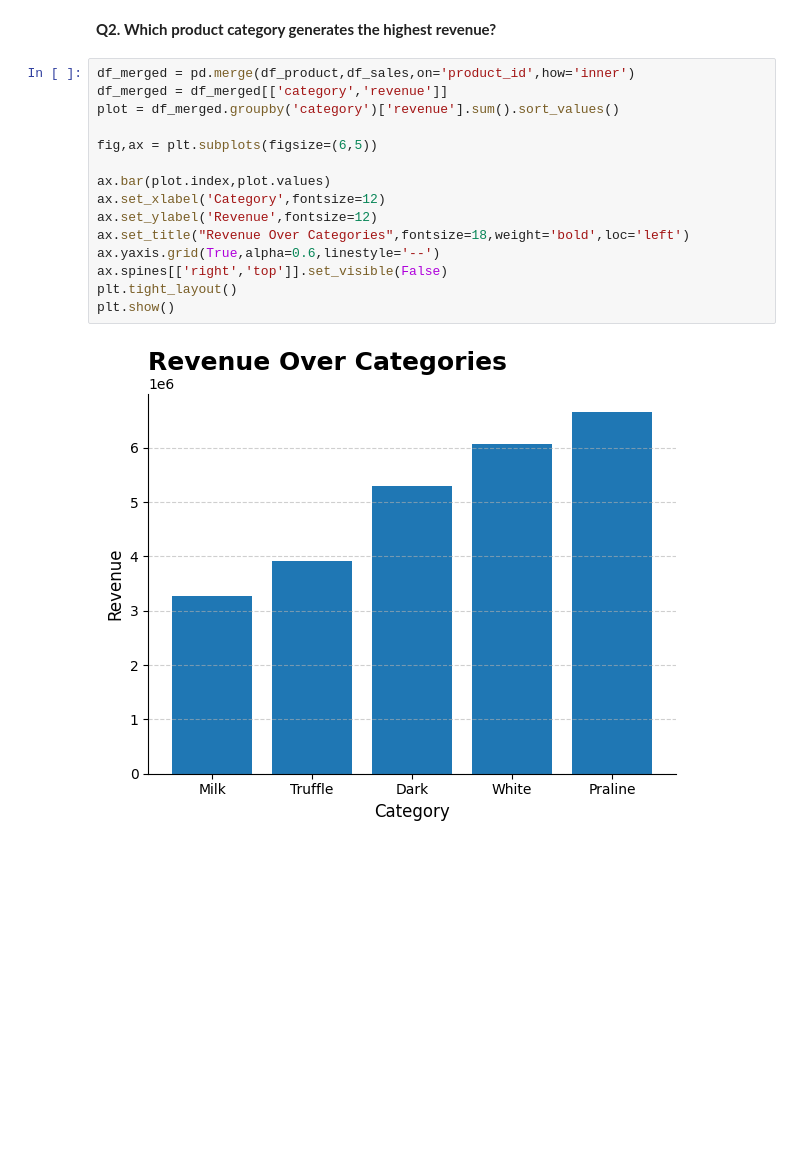
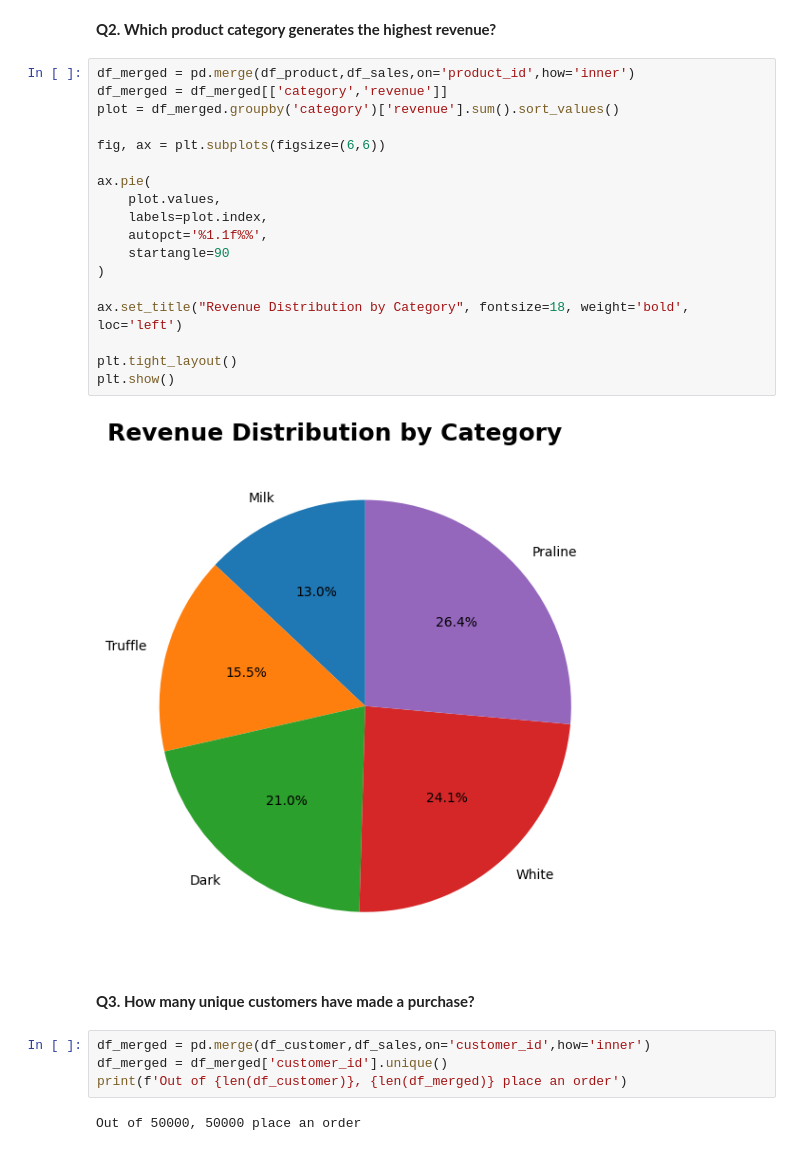
Before and after one commit to Abhaypanchal5/Data-Analytics-Portfolio, a Jupyter notebook: 04_End-To-End-Project/Chocolate sales/Notebook/notebook.ipynb, the cells around one changed output. Drawn from its saved outputs; the diff is of its cells as text; blank space fills up the shorter version.

```diff
--- a/04_End-To-End-Project/Chocolate sales/Notebook/notebook.ipynb
+++ b/04_End-To-End-Project/Chocolate sales/Notebook/notebook.ipynb
@@ -282,17 +282,28 @@ The Total Profit: 10194564.63
 # %%
 df_merged = pd.merge(df_product,df_sales,on='product_id',how='inner')
 df_merged = df_merged[['category','revenue']]
 plot = df_merged.groupby('category')['revenue'].sum().sort_values()
 
-fig,ax = plt.subplots(figsize=(6,5))
+fig, ax = plt.subplots(figsize=(6,6))
 
-ax.bar(plot.index,plot.values)
-ax.set_xlabel('Category',fontsize=12)
-ax.set_ylabel('Revenue',fontsize=12)
-ax.set_title("Revenue Over Categories",fontsize=18,weight='bold',loc='left')
-ax.yaxis.grid(True,alpha=0.6,linestyle='--')
-ax.spines[['right','top']].set_visible(False)
+ax.pie(
+    plot.values,
+    labels=plot.index,
+    autopct='%1.1f%%',
+    startangle=90
+)
+
+ax.set_title("Revenue Distribution by Category", fontsize=18, weight='bold', loc='left')
+
 plt.tight_layout()
 plt.show()
 # %% [output]
-[figure, old version]
+[figure, new version]
+# %% [markdown]
+**Q3. How many unique customers have made a purchase?**
+# %%
+df_merged = pd.merge(df_customer,df_sales,on='customer_id',how='inner')
+df_merged = df_merged['customer_id'].unique()
+print(f'Out of {len(df_customer)}, {len(df_merged)} place an order')
+# %% [output]
+Out of 50000, 50000 place an order
```
Also changed, not shown: parts of 2 cells of this notebook.
